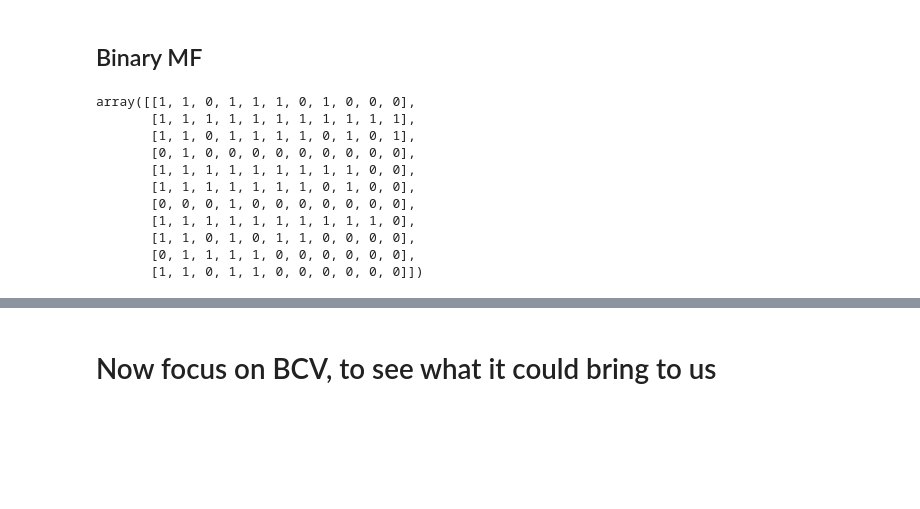
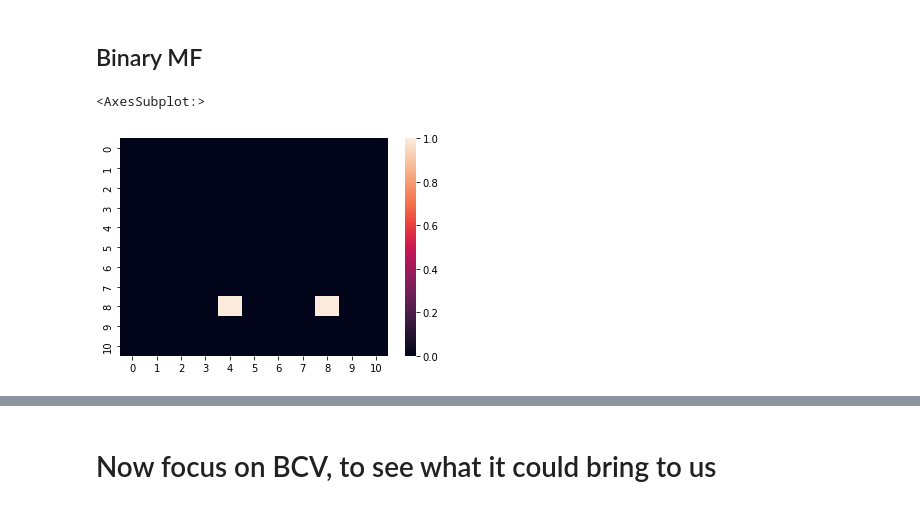
Before and after one commit to Tianyu9748/bcv, a Jupyter notebook: try.ipynb, the cells around one changed output, grey strips where cells are left out. Cells and saved outputs as stored; diff of their text form; code cells hidden in the pictures; blank space fills up the shorter version.

Commit message:
MEBF implementation

```diff
--- a/try.ipynb
+++ b/try.ipynb
@@ -103,11 +103,9 @@ def matrix_subtract(a,b):
         b, of shape m*n
     return:
         res, of shape m*n
-    aim:
-        help to compute the residule between original matrix a, and approximation matrix b
     """
     res = np.zeros(a.shape)
     for i in range(a.shape[0]):
         for j in range(a.shape[1]):
-            res[i][j] = (a[i][j] and not b[i][j]) or (not a[i][j] and b[i][j])
+            res[i][j] = int((a[i][j] and (not b[i][j])) or ((not a[i][j]) and b[i][j]))
     return res
@@ -266,16 +208,20 @@ def weak_signal_detection(x,t=0.9):
     # iterate over each column and compute similarity, filter cols
     e_1 = []
     for col in x.columns:
-        if simi_checker(x[col].values, d_1,t):
-            e_1.append(col)
+        if (np.dot(x[col].values, d_1) / np.dot(d_1,d_1)) >= t:
+            e_1.append(1)
+        else:
+            e_1.append(0)
     # iterate over each column and compute similarity, filter rows
     d_2 = vector_and_op(x.values[0,:],x.values[1,:])
     e_2 = []
     for row in x.index:
-        if simi_checker(x.loc[row].values, d_2,t):
-            e_2.append(row)
+        if (np.dot(x.loc[row].values, d_2) / np.dot(d_2,d_2)) >= t:
+            e_2.append(1)
+        else:
+            e_2.append(0)
     # reconstruct the approximation matrix based on rows and cols
-    pattern_1, pattern_2, l1_1,l1_2,l2_1,l2_2 = reconstruct_weak(x,d_1,e_1,d_2,e_2)
+    pattern_1, pattern_2, l1_1,l1_2,l2_1,l2_2 = reconstruct(x,d_1,e_1,d_2,e_2)
     # sort by index and columns
     x.sort_index(axis = 0,inplace=True)
     x.sort_index(axis = 1,inplace=True)
@@ -288,7 +234,7 @@ def weak_signal_detection(x,t=0.9):
     else:
         return l2_1,l2_2
 # %%
-def MEBF(x,t=0.9):
+def MEBF(x,t=0.8):
     # re_A, re_B to record the pattern
     re_A = pd.DataFrame(index =x.index.values)
     re_B = pd.DataFrame(columns = x.columns.values)
@@ -310,38 +256,18 @@ def MEBF(x,t=0.9):
             print("old cost", cost)
             print("new cost", sum(tmp_residule).sum())
             if sum(tmp_residule).sum() >= cost:
+                print("no more pattern, break")
                 break
         # update re_A, re_B, and cost
         re_A = A_tmp.copy()
         re_B = B_tmp.copy()
         cost = sum(tmp_residule).sum()
         # update x_residule
-        # tmp = pd.DataFrame(matrix_product(new_1.values,new_2.values), index = x.index, columns = x.columns)
-        tmp = pd.DataFrame(matrix_product(re_A.values,re_B.values), index = x.index, columns = x.columns)
-        x_residule = x - tmp
-        x_residule[x_residule < 0] = 0
-        """
+        tmp = pd.DataFrame(matrix_product(new_1.values,new_2.values), index = new_1.index, columns = new_2.columns)
         for i in tmp.index:
             for j in tmp.columns:
                 if(tmp.loc[i][j] == 1):
                     x_residule.loc[i][j] = 0
-        """
-        # x_residule = pd.DataFrame(tmp_residule, index = x.index, columns = x.columns)
+        if sum(x_residule.values).sum() == 0:
+            break
     return re_A, re_B
-# %%
-np.array([[1,1,0,1,1,1,0,1,0,0,0],[1,1,1,1,1,1,1,1,1,1,1],[1,1,0,1,1,1,1,0,1,0,1],
-         [0,1,0,0,0,0,0,0,0,0,0],[1,1,1,1,1,1,1,1,1,0,0],[1,1,1,1,1,1,1,0,1,0,0],
-         [0,0,0,1,0,0,0,0,0,0,0],[1,1,1,1,1,1,1,1,1,1,0],[1,1,0,1,0,1,1,0,0,0,0],
-         [0,1,1,1,1,0,0,0,0,0,0,],[1,1,0,1,1,0,0,0,0,0,0]])
-# %% [output]
-array([[1, 1, 0, 1, 1, 1, 0, 1, 0, 0, 0],
-       [1, 1, 1, 1, 1, 1, 1, 1, 1, 1, 1],
-       [1, 1, 0, 1, 1, 1, 1, 0, 1, 0, 1],
-       [0, 1, 0, 0, 0, 0, 0, 0, 0, 0, 0],
-       [1, 1, 1, 1, 1, 1, 1, 1, 1, 0, 0],
-       [1, 1, 1, 1, 1, 1, 1, 0, 1, 0, 0],
-       [0, 0, 0, 1, 0, 0, 0, 0, 0, 0, 0],
-       [1, 1, 1, 1, 1, 1, 1, 1, 1, 1, 0],
-       [1, 1, 0, 1, 0, 1, 1, 0, 0, 0, 0],
-       [0, 1, 1, 1, 1, 0, 0, 0, 0, 0, 0],
-       [1, 1, 0, 1, 1, 0, 0, 0, 0, 0, 0]])
@@ -354,0 +274,11 @@ A,B = MEBF(data_res.copy(),t=0.8)
+# %%
+x_in_paper = pd.DataFrame(np.array([[1,1,0,1,1,1,0,1,0,0,0],[1,1,1,1,1,1,1,1,1,1,1],[1,1,0,1,1,1,1,0,1,0,1],
+         [0,1,0,0,0,0,0,0,0,0,0],[1,1,1,1,1,1,1,1,1,0,0],[1,1,1,1,1,1,1,0,1,0,0],
+         [0,0,0,1,0,0,0,0,0,0,0],[1,1,1,1,1,1,1,1,1,1,0],[1,1,0,1,0,1,1,0,0,0,0],
+         [1,1,1,1,1,0,0,0,0,0,0,],[1,1,0,1,1,0,0,0,0,0,0]]), index = range(1,12), columns = range(1,12))
+A,B = MEBF(x_in_paper,0.8)
+# %%
+sns.heatmap(matrix_subtract(x_in_paper.values, matrix_product(A.values, B.values)), annot=False, vmin=0, vmax=1)
+# %% [output]
+<AxesSubplot:>
+[figure, added]
```
Also changed, not shown: parts of 12 cells of this notebook, 1 other file.
